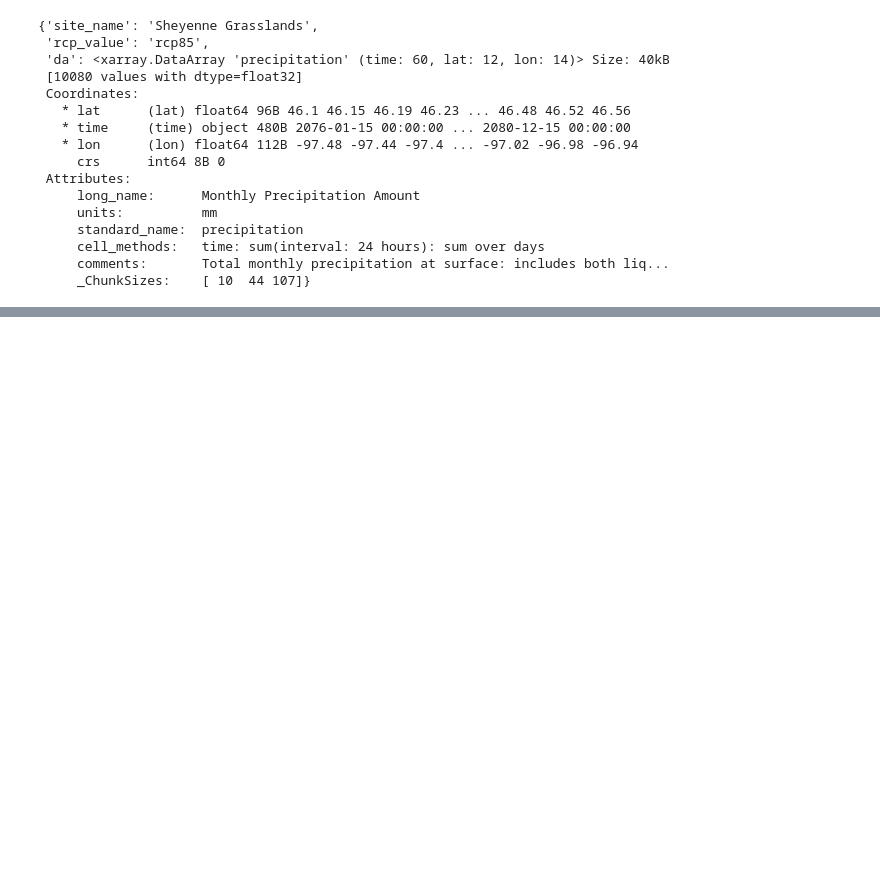
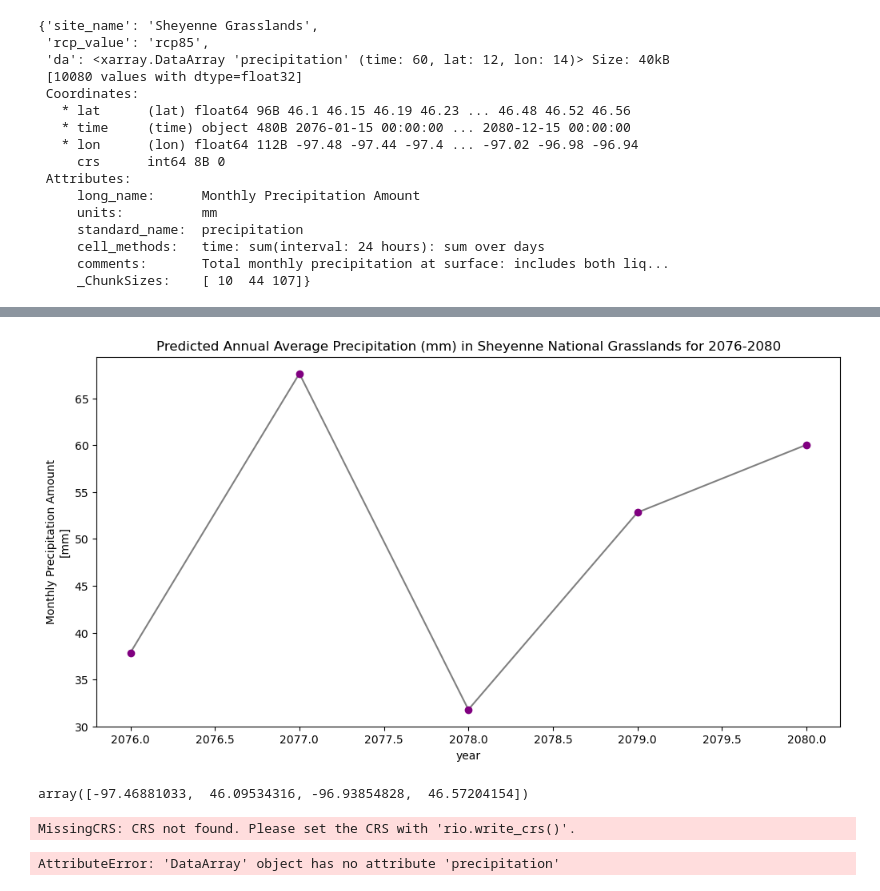
Before and after one commit to hanried/habitat-suitability, a Jupyter notebook: 03-habitat-suitability-climate.ipynb, the cells around one changed output, grey strips where cells are left out. Drawn from its saved outputs; the diff is of its cells as text; code cells hidden in the pictures; blank space fills up the shorter version.

```diff
--- a/03-habitat-suitability-climate.ipynb
+++ b/03-habitat-suitability-climate.ipynb
@@ -103,0 +302,5 @@ maca_da_list[0]
+# %%
+# Calculate a summary of mean precip over time for Sheyenne
+# this is the mean value in each pixel accross all months for each year
+sheyenne_85_annual_mean = sheyenne_85_xr.groupby('time.year').mean(skipna=True)
+sheyenne_85_annual_mean
@@ -103,0 +325,4 @@ maca_da_list[0]
+# %%
+# Calculate annual summary data
+sheyenne_85_annual_mean_val = sheyenne_85_annual_mean.groupby('year').mean(["lat", "lon"])
+sheyenne_85_annual_mean_val
@@ -103,0 +343,13 @@ maca_da_list[0]
+# %%
+# Plot the data
+f, ax = plt.subplots(figsize=(12, 6))
+sheyenne_85_annual_mean_val.plot.line(hue='lat',
+                              marker="o",
+                              ax=ax,
+                              color="grey",
+                              markerfacecolor="purple",
+                              markeredgecolor="purple")
+ax.set(title="Predicted Annual Average Precipitation (mm) in Sheyenne National Grasslands for 2076-2080")
+plt.show()
+# %% [output]
+[figure, added]
@@ -103,0 +361,22 @@ maca_da_list[0]
+# %%
+bounds_maca
+# %% [output]
+array([-97.46881033,  46.09534316, -96.93854828,  46.57204154])
+# %%
+# Change maca_85_ds longitude values to match the grasslands gdfs
+maca_85_xr = maca_85_xr.assign_coords(
+    lon=("lon", [convert_longitude(l) for l in maca_85_xr.lon.values]))
+
+# Set spatial dimensions of maca_85_da
+maca_85_xr = maca_85_xr.rio.set_spatial_dims(x_dim='lon', y_dim='lat')
+
+# Crop maca_85_da
+maca_85_xr = maca_85_xr.rio.clip_box(minx = -97.46881033,  miny = 46.09534316, maxx = -96.93854828,  maxy = 46.57204154)
+maca_85_xr
+# %% [output]
+MissingCRS: CRS not found. Please set the CRS with 'rio.write_crs()'.
+# %%
+maca_85_df = pd.DataFrame(maca_85_da[precipitation])
+maca_85_df
+# %% [output]
+AttributeError: 'DataArray' object has no attribute 'precipitation'
```
Also changed, not shown: parts of 24 cells of this notebook.
